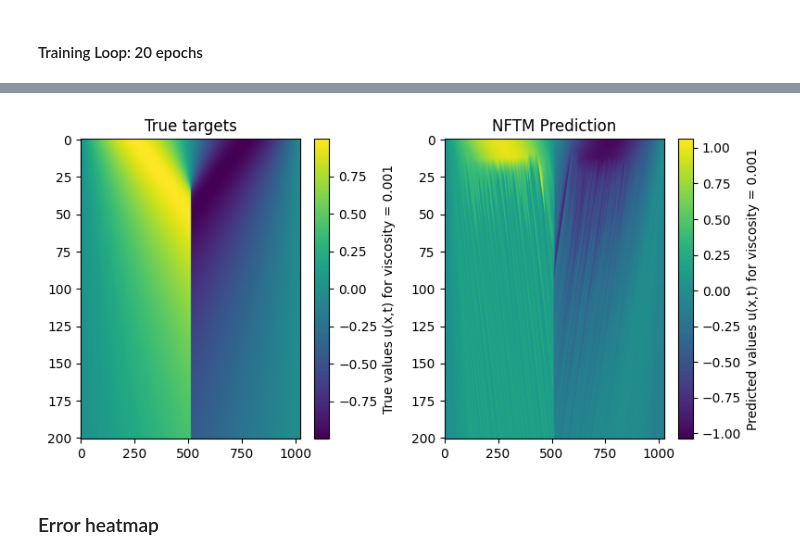
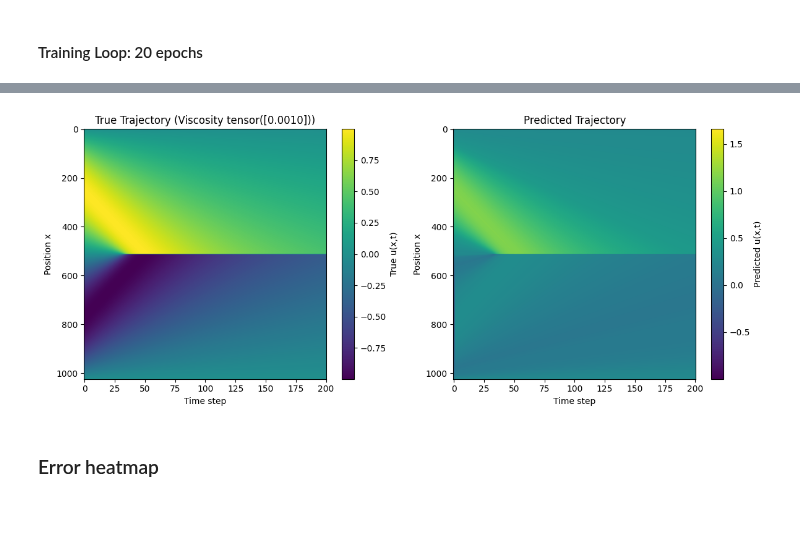
Before and after one commit to Samuel-Chapuis/CS-NFTM-Fork, a Jupyter notebook: NFTM_for_Physic/CNN_burgers_1D.ipynb, the cells around one changed output, grey strips where cells are left out. Cells and saved outputs as stored; diff of their text form; code cells hidden in the pictures; blank space fills up the shorter version.

```diff
--- a/NFTM_for_Physic/CNN_burgers_1D.ipynb
+++ b/NFTM_for_Physic/CNN_burgers_1D.ipynb
@@ -270,6 +330,17 @@ CNNController(
 * Need to **reshape** back to the field shape: `(batch_size,  N)`.
 
 * Writing: updating the field.
+# %%
+# We pass as argument the batch of fields.
+def extract_patches(fields_batch, patch_radius=1):
+    # fields_batch shape: (batch_size, N)
+    batch_size, N = fields_batch.shape
+    x = fields_batch.unsqueeze(1)  # (batch_size, 1, N)
+    pad = nn.ReplicationPad1d(patch_radius)
+    padded = pad(x)  # (batch_size, 1, N + 2*patch_radius)
+    patches = padded.unfold(dimension=2, size=2*patch_radius+1, step=1)  # (batch_size, 1, N, patch_size)
+    patches = patches.squeeze(1)  # (batch_size, N, patch_size)
+    return patches
 # %% [markdown]
 #### Loss Function
 
@@ -299,6 +370,6 @@ mse_loss = nn.MSELoss() # LOSS FUNCTION
 
 * We can use the Adam optimizer among others.
 # %%
-optimizer = torch.optim.Adam(cnn_controller.parameters(), lr=1e-3) # OPTIMIZER
+optimizer = torch.optim.Adam(cnn_controller.parameters(), lr=1e-4) # OPTIMIZER
 # %% [markdown]
 #### Training Loop: 10 epochs
@@ -436,36 +802,63 @@ plt.show()
 # %%
 # Heatmap to compare the true and predicted solutions.
-# Choose a viscosity and corresponding data set
-data_tensor = datasets[0]  # data set corresponding to nu = 0.001
-nu_fixed = viscosities[0]
+
+# Choose a sample from your new dataset (e.g., index 0)
+initial_field, true_trajectory, viscosity_val = dataset[0]
+
+# Set model to evaluation mode
+cnn_controller.eval()
+
+# Choose a sample index to visualize
+sample_idx = 0
+initial_field, true_trajectory, viscosity_val = dataset[sample_idx]
 
 with torch.no_grad():
-    u_pred = [data_tensor[0,0,:].to(device)]  # initial field
-    for t in range(data_tensor.shape[1] - 1):
-        current_field = u_pred[-1]
-        # Pad and extract patches
-        padded = torch.nn.functional.pad(current_field.unsqueeze(0), (1, 1), mode='replicate').squeeze(0)
-        patches = padded.unfold(0, 3, 1)
-        nu_vals = torch.full((patches.shape[0], 1), float(nu_fixed), device=device)
-        next_u = cnn_controller(patches, nu_vals).squeeze(1)
-        u_pred.append(next_u) # update continuous field with the patch corresponding to next time step.
-    u_pred = torch.stack(u_pred)  # Shape: (T, N)
+    # Move to device and prepare storage for predictions
+    initial_field = initial_field.to(device)        # (N,)
+    true_trajectory = true_trajectory.to(device)    # (T, N)
+    T, N = true_trajectory.shape
 
+    pred_trajectory = []
 
-plt.figure(figsize=(8, 4))
+    for t in range(T - 1):
+        current_field = true_trajectory[t]         # use ground truth for input at each step (matching training)
+        patches = extract_patches(current_field.unsqueeze(0), patch_radius=1)  # (1, N, patch_size)
+        patches_reshape = patches.reshape(-1, patches.shape[-1])               # (N, patch_size)
+
+        nu_vals = torch.full((patches_reshape.shape[0], 1), float(viscosity_val), device=device)
+
+        next_pred = cnn_controller(patches_reshape, nu_vals).squeeze(1)        # (N,)
+        pred_trajectory.append(next_pred)
+
+    # Stack predicted fields (T-1, N), prepend initial condition for full T steps
+    pred_trajectory = torch.stack(pred_trajectory, dim=0)
+    pred_trajectory = torch.cat([initial_field.unsqueeze(0), pred_trajectory], dim=0)
+
+# Convert to cpu numpy for plotting
+true_np = true_trajectory.cpu().numpy().T       # (N, T)
+pred_np = pred_trajectory.cpu().numpy().T       # (N, T)
+
+# Plot heatmaps
+plt.figure(figsize=(12, 5))
+
 plt.subplot(1, 2, 1)
-plt.imshow(data_tensor[0].cpu().numpy(), aspect='auto', cmap='viridis')
-plt.colorbar(label='True values u(x,t) for viscosity = 0.001')
-plt.title('True targets')
+plt.imshow(true_np, aspect='auto', cmap='viridis')
+plt.colorbar(label='True u(x,t)')
+plt.title(f'True Trajectory (Viscosity {viscosity_val})')
+plt.xlabel('Time step')
+plt.ylabel('Position x')
 
 plt.subplot(1, 2, 2)
-plt.imshow(u_pred.cpu().numpy(), aspect='auto', cmap='viridis')
-plt.colorbar(label='Predicted values u(x,t) for viscosity = 0.001')
-plt.title('NFTM Prediction')
+plt.imshow(pred_np, aspect='auto', cmap='viridis')
+plt.colorbar(label='Predicted u(x,t)')
+plt.title('Predicted Trajectory')
+plt.xlabel('Time step')
+plt.ylabel('Position x')
+
 plt.tight_layout()
 plt.show()
 # %% [output]
-[figure, old version]
+[figure, new version]
 # %% [markdown]
 ### Error heatmap
 # %%
```
Also changed, not shown: parts of 14 cells of this notebook.
